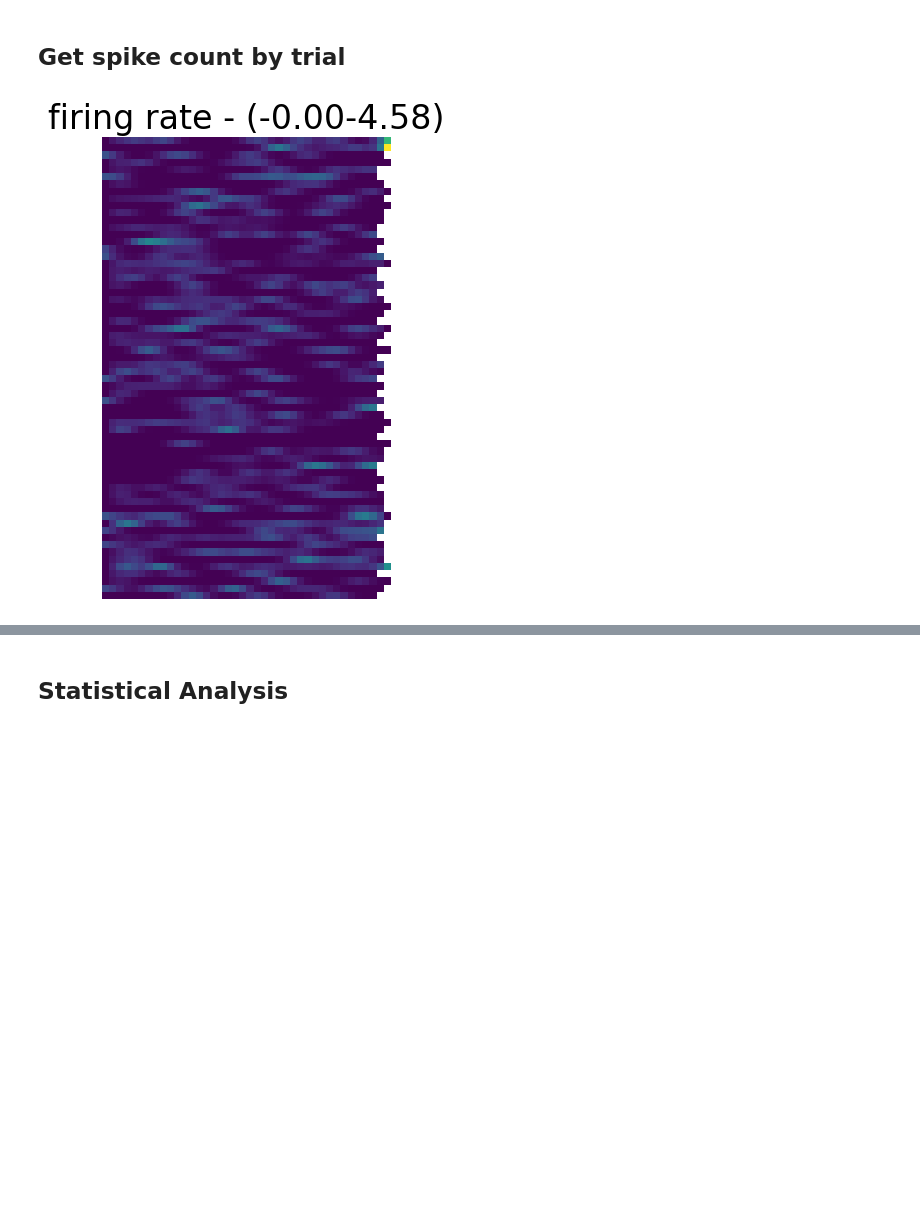
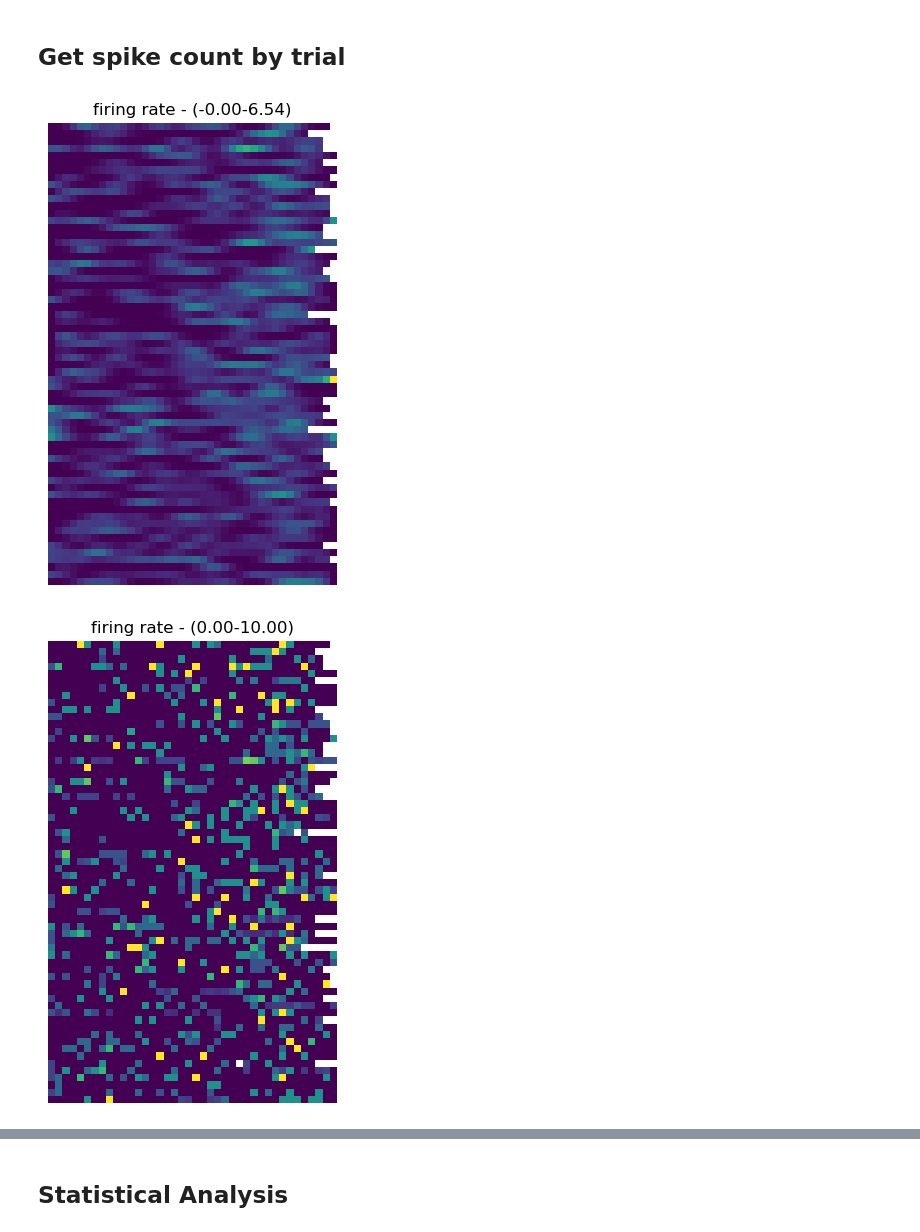
Before and after one commit to HSNPipeline/AnalyzeTrain, a Jupyter notebook: notebooks/05_PlaceCell_Matlab.ipynb, the cells around one changed output, grey strips where cells are left out. Cells and saved outputs as stored; diff of their text form; code cells hidden in the pictures; blank space fills up the shorter version.

Commit message:
place cell property measures

```diff
--- a/notebooks/05_PlaceCell_Matlab.ipynb
+++ b/notebooks/05_PlaceCell_Matlab.ipynb
@@ -52,4 +53,4 @@ kernelSize = 8
 numBinsPos = 40
 numBinsSpeed = 25
 
-units = 0
+units = 19
@@ -120,8 +247,6 @@ behavioral_data['timesoffset'][1]
 ## Extract Firing Rate Data
 - N epochs x N neurons
 - Each epoch is 100ms
-# %%
-units = 1
 # %%
 events_fr = data['events']['fr'][0][0]
 events_fr.shape
@@ -198,5 +323,7 @@ plot_heatmap(occ, title= create_heatmap_title('Occupancy', occ), figsize=(10, 6)
 # %% [markdown]
 ## Smoothing Kernel
 # %%
+kernelSize = 8
 g = signal.windows.gaussian(kernelSize, std=1)
 g = g/np.sum(g)
+plt.plot(g)
@@ -320,11 +450,13 @@ plot_heatmap(trial_occupancy, title= create_heatmap_title('Occupancy', trial_occ
 
 #     return trial_place_bins
 # %%
-trial_place_bins = compute_trial_firing_rates(trial_bin, pos_bin, units_fr, edges_trial, edges_pos, trial_occupancy, kernelSize, epochSize)
+trial_place_bins, trial_fr = compute_trial_firing_rates(trial_bin, pos_bin, units_fr, edges_trial, edges_pos, trial_occupancy, kernelSize, epochSize)
 # %%
 plot_heatmap(trial_place_bins, title= create_heatmap_title('firing rate', trial_place_bins[:,:-3]), figsize=(5, 6))
+plot_heatmap(trial_fr, title= create_heatmap_title('firing rate', trial_fr[:,:-3]), figsize=(5, 6))
 # %% [output]
-[figure, old version]
+[figure, new version]
+[figure, added]
 # %%
 plt.imshow(trial_place_bins[:, :], aspect='auto')
 
```
Also changed, not shown: parts of 31 cells of this notebook, 8 other files.
